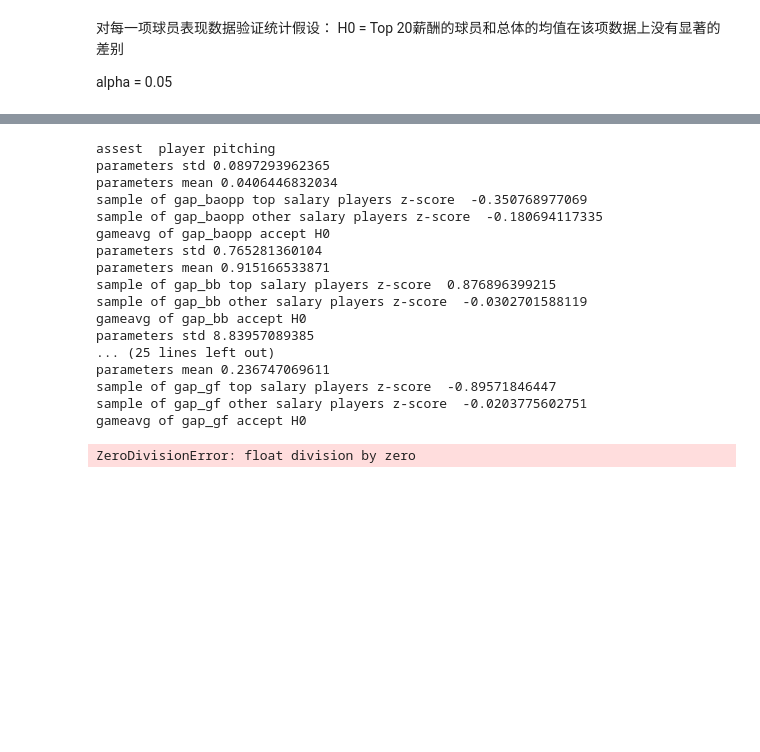
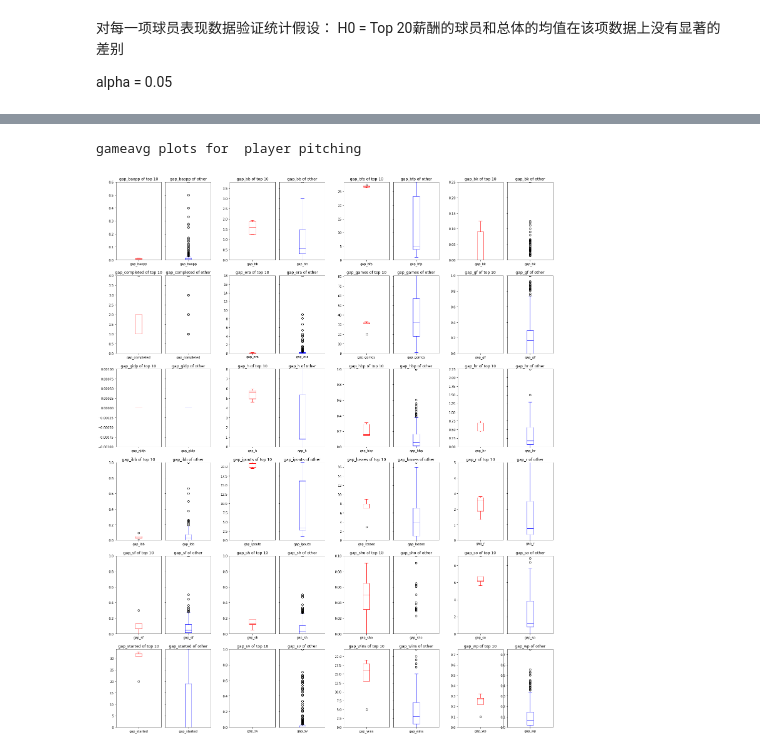
Before and after one commit to brucexin/udacity_nd002-cn-basic-2-baseball, a Jupyter notebook: main.ipynb, the cells around one changed output, grey strips where cells are left out. Saved outputs shown, nothing was run; the diff lists cells and outputs as text; code cells hidden in the pictures; blank space fills up the shorter version.

```diff
--- a/main.ipynb
+++ b/main.ipynb
@@ -946,22 +977,6 @@ gameavg of gab_so accept H0
 # %%
-gameavg_assest(10, ga_pitching_df, year_salaries_df, 2015, 'player pitching')
+gameavg_plots(10, ga_pitching_df, year_salaries_df, 2015, 'player pitching')
 # %% [output]
-assest  player pitching
-parameters std 0.0897293962365
-parameters mean 0.0406446832034
-sample of gap_baopp top salary players z-score  -0.350768977069
-sample of gap_baopp other salary players z-score  -0.180694117335
-gameavg of gap_baopp accept H0
-parameters std 0.765281360104
-parameters mean 0.915166533871
-sample of gap_bb top salary players z-score  0.876896399215
-sample of gap_bb other salary players z-score  -0.0302701588119
-gameavg of gap_bb accept H0
-parameters std 8.83957089385
-... (25 lines left out)
-parameters mean 0.236747069611
-sample of gap_gf top salary players z-score  -0.89571846447
-sample of gap_gf other salary players z-score  -0.0203775602751
-gameavg of gap_gf accept H0
+gameavg plots for  player pitching
-ZeroDivisionError: float division by zero
+[figure, added]
 # %%
```
Also changed, not shown: parts of 3 cells of this notebook, 1 other file.
